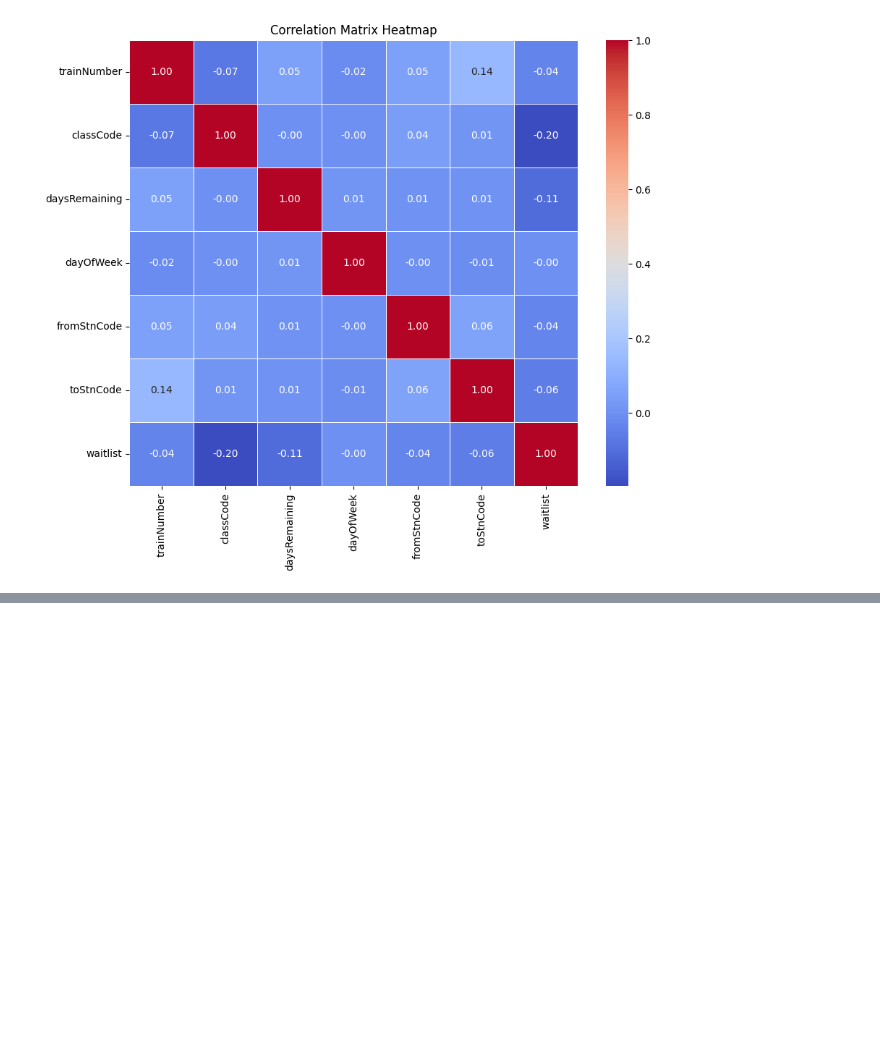
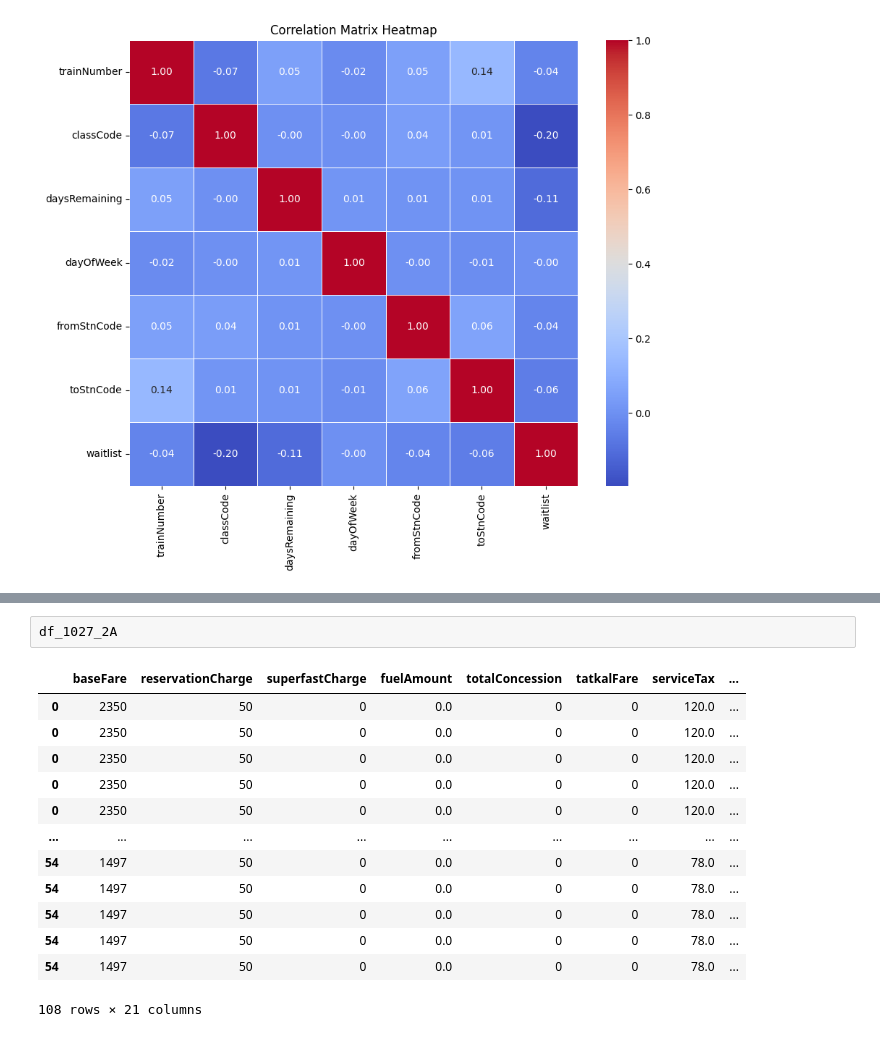
Before and after one commit to yashu1819/DPonTrain, a Jupyter notebook: TrainTripper/Processing/demand_analysis.ipynb, the cells around one changed output, grey strips where cells are left out. Saved outputs shown, nothing was run; the diff lists cells and outputs as text; blank space fills up the shorter version.

```diff
--- a/TrainTripper/Processing/demand_analysis.ipynb
+++ b/TrainTripper/Processing/demand_analysis.ipynb
@@ -542,0 +642,16 @@ plt.show()
+# %%
+df_1027_2A
+# %% [output]
+|  | baseFare | reservationCharge | superfastCharge | fuelAmount | totalConcession | tatkalFare | serviceTax | ... |
+| 0 | 2350 | 50 | 0 | 0.0 | 0 | 0 | 120.0 | ... |
+| 0 | 2350 | 50 | 0 | 0.0 | 0 | 0 | 120.0 | ... |
+| 0 | 2350 | 50 | 0 | 0.0 | 0 | 0 | 120.0 | ... |
+| 0 | 2350 | 50 | 0 | 0.0 | 0 | 0 | 120.0 | ... |
+| 0 | 2350 | 50 | 0 | 0.0 | 0 | 0 | 120.0 | ... |
+| ... | ... | ... | ... | ... | ... | ... | ... | ... |
+| 54 | 1497 | 50 | 0 | 0.0 | 0 | 0 | 78.0 | ... |
+| 54 | 1497 | 50 | 0 | 0.0 | 0 | 0 | 78.0 | ... |
+| 54 | 1497 | 50 | 0 | 0.0 | 0 | 0 | 78.0 | ... |
+| 54 | 1497 | 50 | 0 | 0.0 | 0 | 0 | 78.0 | ... |
+| 54 | 1497 | 50 | 0 | 0.0 | 0 | 0 | 78.0 | ... |
+108 rows × 21 columns
```
Also changed, not shown: parts of 9 cells of this notebook, 4 other files.
